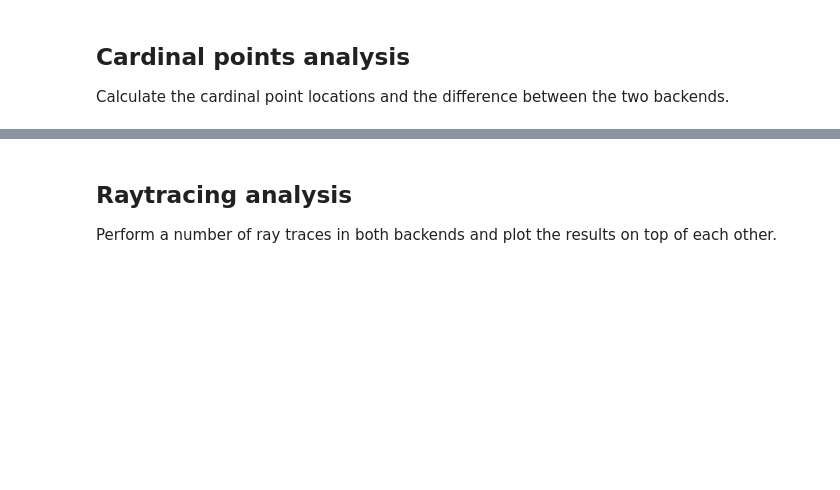
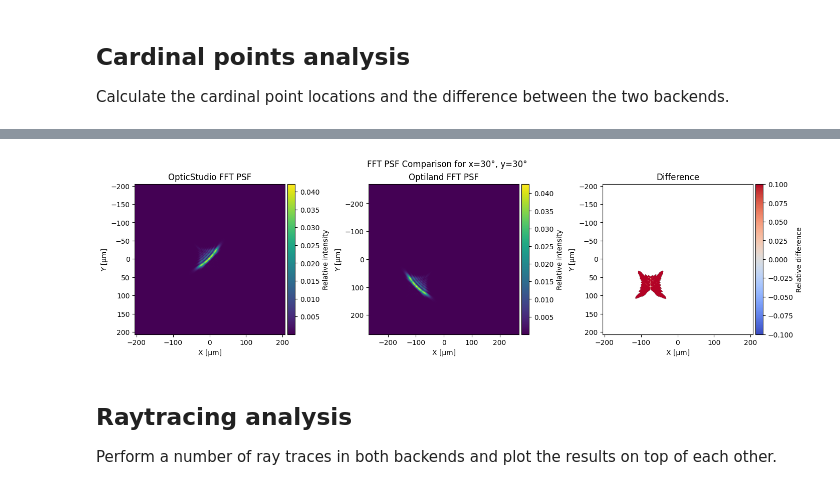
Before and after one commit to MREYE-LUMC/visisipy, a Jupyter notebook: docs/examples/Backend comparison/backend_comparison.ipynb, the cells around one changed output, grey strips where cells are left out. Drawn from its saved outputs; the diff is of its cells as text; code cells hidden in the pictures; blank space fills up the shorter version.

```diff
--- a/docs/examples/Backend comparison/backend_comparison.ipynb
+++ b/docs/examples/Backend comparison/backend_comparison.ipynb
@@ -86,3 +161,7 @@ cardinal_points_comparison
+# %%
+compare_fft_psfs(model, field=(30, 30), sampling=256)
+# %% [output]
+[figure, added]
 # %% [markdown]
 ## Raytracing analysis
 
```
Also changed, not shown: parts of 6 cells of this notebook, 13 other files.
